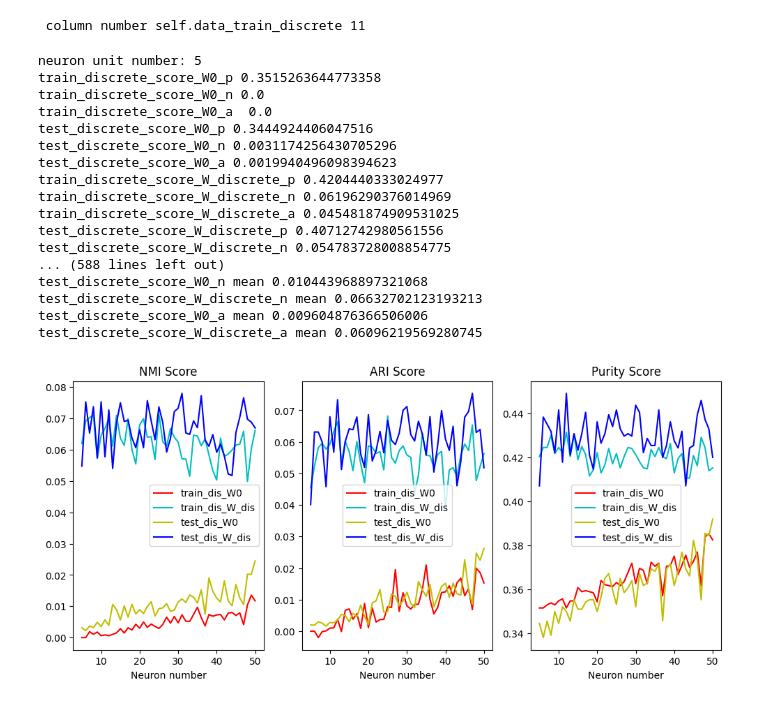
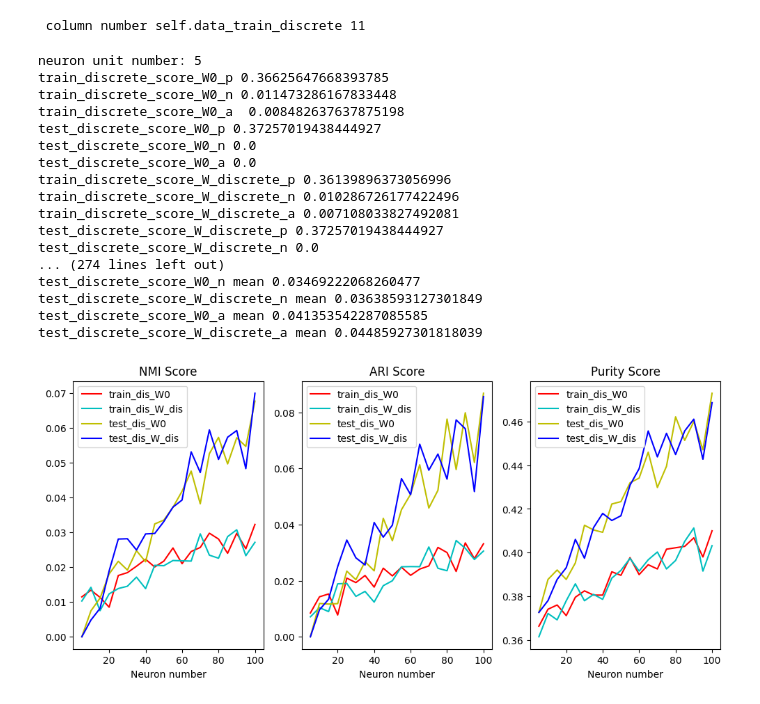
Before and after one commit to foolishfool/JupyterNotebook, a Jupyter notebook: SOM/VersionStore/Version13_NewSOGCompareWithOtherEncoding/SOG_Cardiovascular Diseases Risk Prediction.ipynb, the cells around one changed output. Cells and saved outputs as stored; diff of their text form; code cells hidden in the pictures.

```diff
--- a/SOM/VersionStore/Version13_NewSOGCompareWithOtherEncoding/SOG_Cardiovascular Diseases Risk Prediction.ipynb
+++ b/SOM/VersionStore/Version13_NewSOGCompareWithOtherEncoding/SOG_Cardiovascular Diseases Risk Prediction.ipynb
@@ -21,7 +21,7 @@ csv_original_encode = csv
 # class label do not need to onehot encoding, label ercoding will be OK
 dataread.label_encoding(csv_original_encode,"General_Health")
 #one hot encoding vs proposed
-dataread.baseN_encoding(csv_original_encode,["Checkup","Exercise","Heart_Disease","Skin_Cancer","Other_Cancer","Depression","Diabetes","Arthritis","Sex","Age_Category","Smoking_History"])
+#dataread.baseN_encoding(csv_original_encode,["Checkup","Exercise","Heart_Disease","Skin_Cancer","Other_Cancer","Depression","Diabetes","Arthritis","Sex","Age_Category","Smoking_History"])
 
 
 dataread.label_encoding(csv,"General_Health")
@@ -37,50 +37,63 @@ dataread.label_encoding(csv,"Sex")
 dataread.label_encoding(csv,"Age_Category")
 dataread.label_encoding(csv,"Smoking_History")
 
+
+#*** -1 the class labe is not included
+
+
+
 csv = csv.sample(int(csv.shape[0]*0.01))
 
 csv_test = csv.sample(int(csv.shape[0]*0.3))
 csv_training = csv.drop(csv_test.index,axis = 0)
+csv_training = csv
+#print(f"csv_training {csv_training}")
+#dataread.original_encoding_data = dataread.original_encoding_data.sample(int(dataread.original_encoding_data.shape[0]*0.01))
 
-dataread.original_encoding_data = dataread.original_encoding_data.sample(int(dataread.original_encoding_data.shape[0]*0.01))
-csv_test_original_encoded = dataread.original_encoding_data.sample(int(dataread.original_encoding_data.shape[0]*0.3))
-csv_training_original_encoded = dataread.original_encoding_data.drop(csv_test_original_encoded.index,axis = 0)
+dataread.original_encoding_data = csv
+dataread.original_encoded_feature_num = csv.shape[1]-1
 
+#csv_test_original_encoded = dataread.original_encoding_data.sample(int(dataread.original_encoding_data.shape[0]*0.3))
+#csv_training_original_encoded = dataread.original_encoding_data.drop(csv_test_original_encoded.index,axis = 0)
+csv_test_original_encoded = csv_test
+csv_training_original_encoded = csv_training
+#print(csv_training_original_encoded)
+#print(f"csv_training {csv_training_original_encoded}")
 dataread.initializedataset(csv,csv_training,csv_test,csv_training_original_encoded,csv_test_original_encoded,"General_Health")
 # %% [output]
  column number self.data_train_discrete 11
 # %%
 #new binary endocing
 import experiment
 unstable_repeat_num= 30
-scope_num = 50
+scope_num = 100
 class_num = 5
 best_num = 48
-interval = 1
+interval = 5
 
 
 
 
 experiment = experiment.Experiment()
 experiment.UTtest_Discrete_Continuous(dataread,False,class_num,best_num, scope_num,unstable_repeat_num,0,interval,1,3)
 # %% [output]
 neuron unit number: 5
-train_discrete_score_W0_p 0.3515263644773358
-train_discrete_score_W0_n 0.0
-train_discrete_score_W0_a  0.0
-test_discrete_score_W0_p 0.3444924406047516
-test_discrete_score_W0_n 0.0031174256430705296
-test_discrete_score_W0_a 0.0019940496098394623
-train_discrete_score_W_discrete_p 0.4204440333024977
-train_discrete_score_W_discrete_n 0.06196290376014969
-train_discrete_score_W_discrete_a 0.045481874909531025
-test_discrete_score_W_discrete_p 0.40712742980561556
-test_discrete_score_W_discrete_n 0.054783728008854775
-... (588 lines left out)
-test_discrete_score_W0_n mean 0.010443968897321068
-test_discrete_score_W_discrete_n mean 0.06632702123193213
-test_discrete_score_W0_a mean 0.009604876366506006
-test_discrete_score_W_discrete_a mean 0.06096219569280745
+train_discrete_score_W0_p 0.36625647668393785
+train_discrete_score_W0_n 0.011473286167833448
+train_discrete_score_W0_a  0.008482637637875198
+test_discrete_score_W0_p 0.37257019438444927
+test_discrete_score_W0_n 0.0
+test_discrete_score_W0_a 0.0
+train_discrete_score_W_discrete_p 0.36139896373056996
+train_discrete_score_W_discrete_n 0.010286726177422496
+train_discrete_score_W_discrete_a 0.007108033827492081
+test_discrete_score_W_discrete_p 0.37257019438444927
+test_discrete_score_W_discrete_n 0.0
+... (274 lines left out)
+test_discrete_score_W0_n mean 0.03469222068260477
+test_discrete_score_W_discrete_n mean 0.03638593127301849
+test_discrete_score_W0_a mean 0.041353542287085585
+test_discrete_score_W_discrete_a mean 0.04485927301818039
-[figure, old version]
+[figure, new version]
 NMI T-Test
           Variable     N      Mean        SD        SE  95% Conf.  Interval
```
Also changed, not shown: parts of 5 cells of this notebook, 24 other files.
